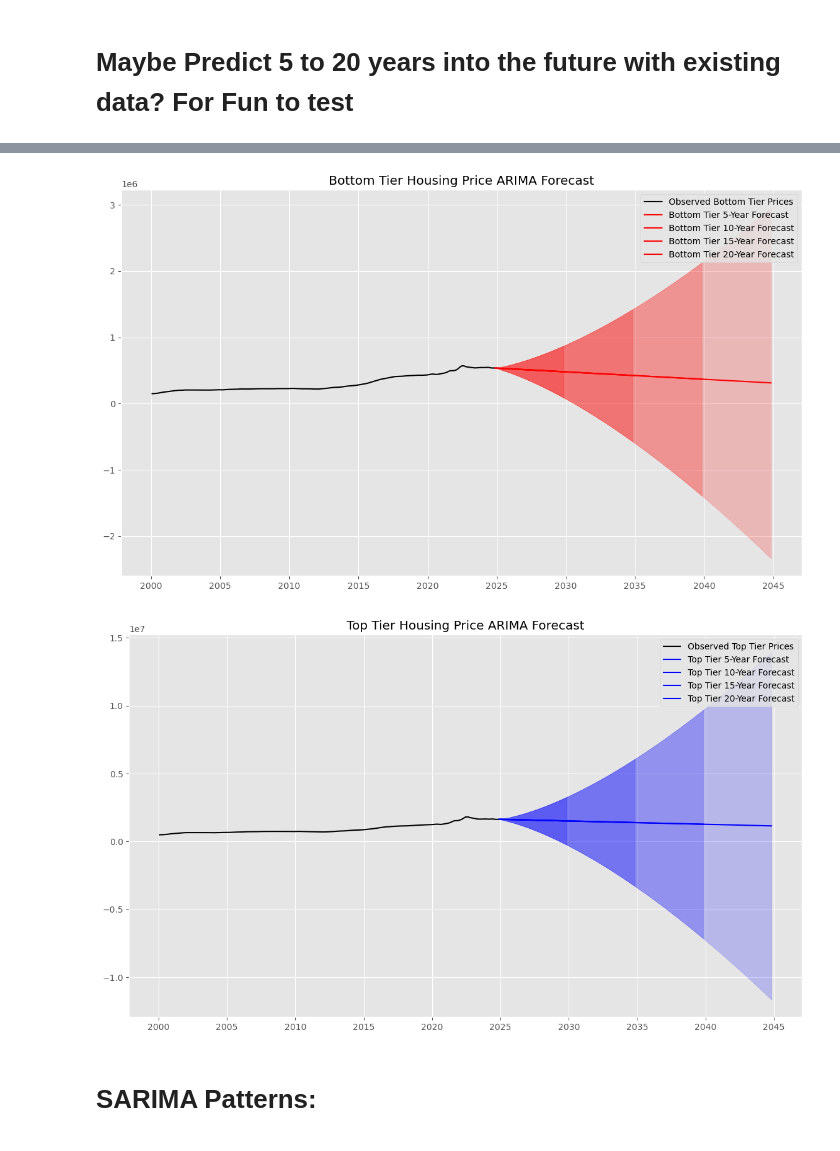
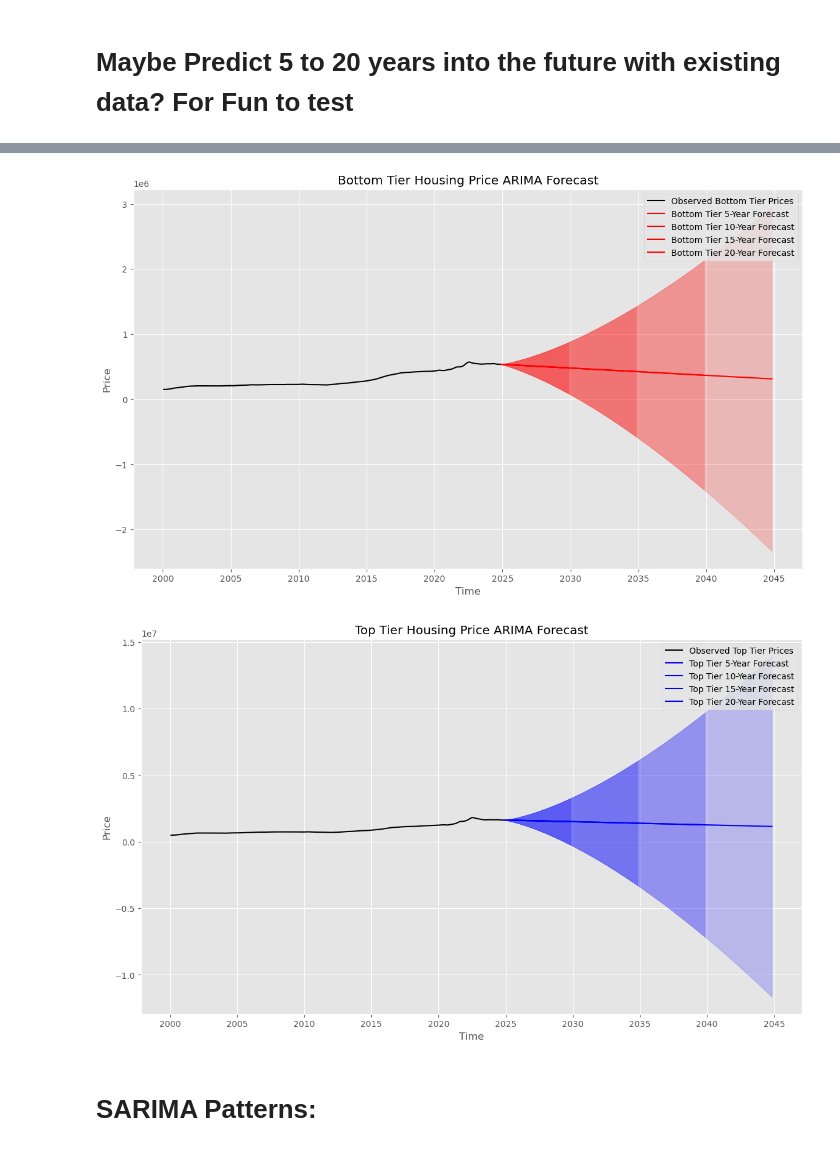
Before and after one commit to SUPERINTIALD/CSCI_4502_5502_Data_Mining_Final_Project, a Jupyter notebook: S-ARIMA.ipynb, the cells around one changed output, grey strips where cells are left out. Cells and saved outputs as stored; diff of their text form; code cells hidden in the pictures.

```diff
--- a/S-ARIMA.ipynb
+++ b/S-ARIMA.ipynb
@@ -510,35 +562,41 @@ def forecast_future(model, original_data, years, color, label):
 
     # Reintegrate confidence intervals
     forecast_ci = forecast.conf_int()
     forecast_ci_reintegrated = forecast_ci.cumsum() + original_data.iloc[-1]
 
     # Plot forecast
     plt.plot(future_index, forecast_reintegrated, label=f"{label} {years}-Year Forecast", color=color)
     plt.fill_between(future_index,
                      forecast_ci_reintegrated.iloc[:, 0],
                      forecast_ci_reintegrated.iloc[:, 1],
                      color=color, alpha=0.2)
 
 # Plot forecasts for Bottom Tier
 plt.figure(figsize=(14, 8))
 plt.plot(bottom_tier, label="Observed Bottom Tier Prices", color="black")
 for i, years in enumerate(forecast_years):
     forecast_future(bottom_tier_model, bottom_tier, years, color=f"red", label="Bottom Tier")
 plt.title("Bottom Tier Housing Price ARIMA Forecast")
+plt.ylabel("Price")
+plt.xlabel("Time")
+
 plt.legend()
 plt.show()
 
 # Plot forecasts for Top Tier
 plt.figure(figsize=(14, 8))
 plt.plot(top_tier, label="Observed Top Tier Prices", color="black")
 for i, years in enumerate(forecast_years):
     forecast_future(top_tier_model, top_tier, years, color=f"blue", label="Top Tier")
 plt.title("Top Tier Housing Price ARIMA Forecast")
+plt.ylabel("Price")
+plt.xlabel("Time")
+
 plt.legend()
 plt.show()
 # %% [output]
-[figure, old version]
+[figure, new version]
-[figure, old version]
+[figure, new version]
 # %% [markdown]
 # SARIMA Patterns:
 # %%
```
Also changed, not shown: parts of 14 cells of this notebook.
